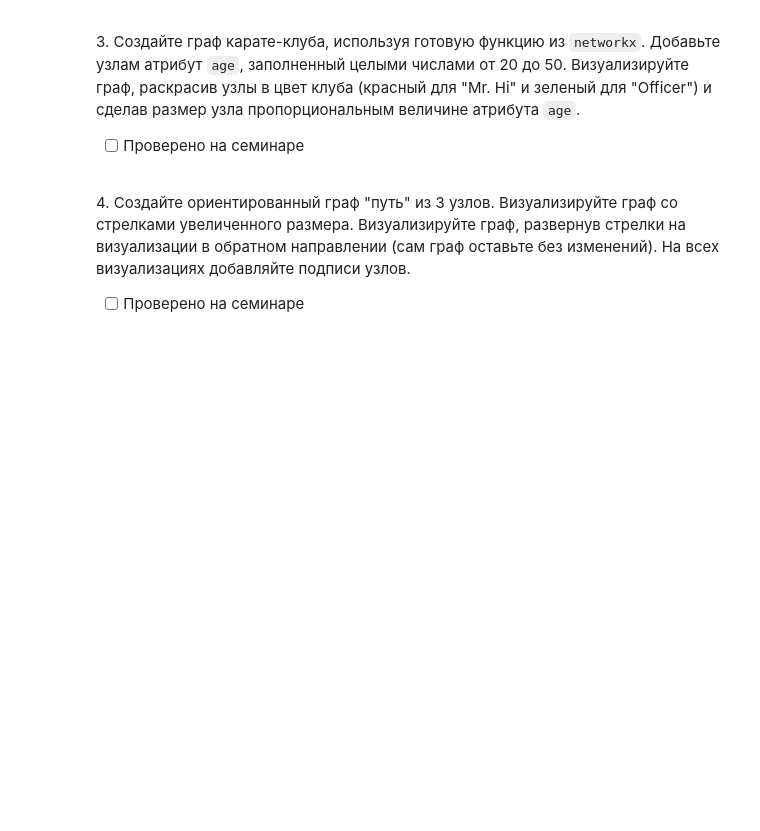
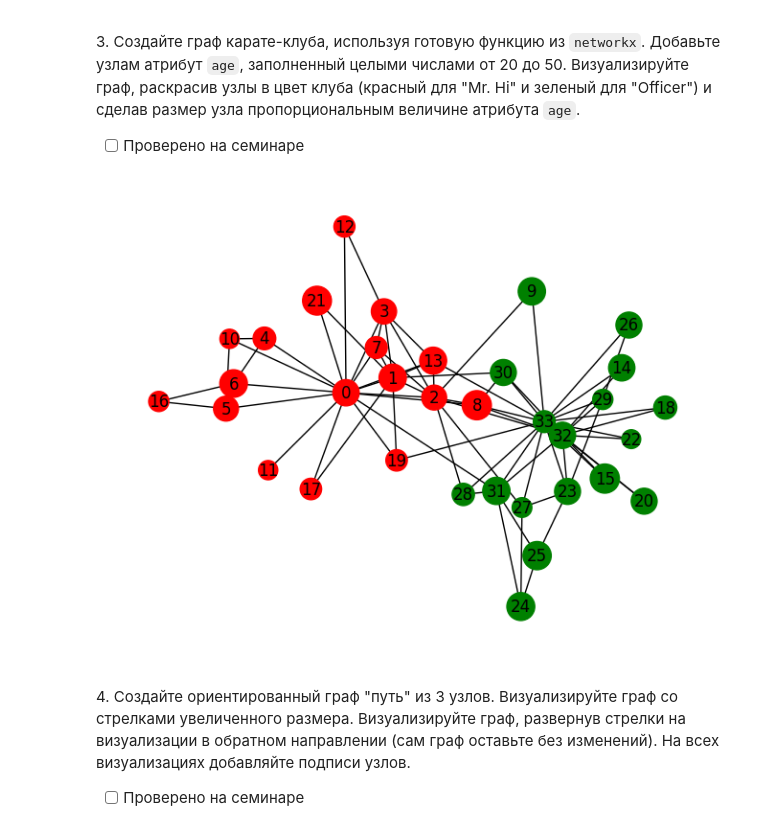
Before and after one commit to Ackrome/FU, a Jupyter notebook: Course_3/SA(C)/02_drawing.ipynb, the cells around one changed output. Cells and saved outputs as stored; diff of their text form; code cells hidden in the pictures; blank space fills up the shorter version.

```diff
--- a/Course_3/SA(C)/02_drawing.ipynb
+++ b/Course_3/SA(C)/02_drawing.ipynb
@@ -36,6 +72,26 @@ __Автор задач: Блохин Н.В. (NVBlokhin@fa.ru)__
 3\. Создайте граф карате-клуба, используя готовую функцию из `networkx`. Добавьте узлам атрибут `age`, заполненный целыми числами от 20 до 50. Визуализируйте граф, раскрасив узлы в цвет клуба (красный для "Mr. Hi" и зеленый для "Officer") и сделав размер узла пропорциональным величине атрибута `age`.
 
 - [ ] Проверено на семинаре
+# %%
+G = nx.karate_club_graph()
+colors = []
+
+node_colors = []
+node_sizes = []
+
+for node in G.nodes():
+    G.nodes()[node]['age'] = np.random.randint(20,50,(1,))[0]
+    if G.nodes[node]['club'] == 'Mr. Hi':
+        node_colors.append('red')
+    else:
+        node_colors.append('green')
+
+    node_sizes.append(G.nodes[node]['age'] * 10)
+
+nx.draw(G, node_color=node_colors, node_size=node_sizes, with_labels=True)
+plt.show()
+# %% [output]
+[figure, added]
 # %% [markdown]
 <p class="task" id="4"></p>
 
```
Also changed, not shown: parts of 6 cells of this notebook, 10 other files.
